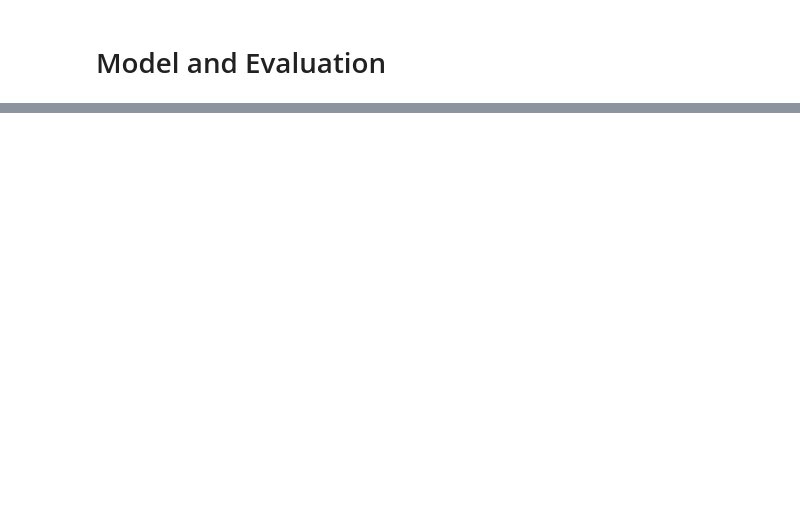
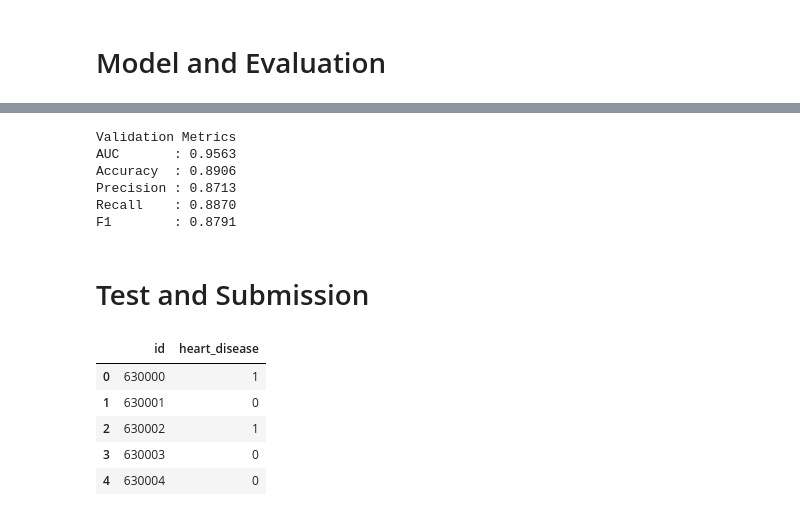
Before and after one commit to vanezp01/datalabs, a Jupyter notebook: Heart Disease Prediction.ipynb, the cells around one changed output, grey strips where cells are left out. Drawn from its saved outputs; the diff is of its cells as text; code cells hidden in the pictures; blank space fills up the shorter version.

Commit message:
Kaggle Notebook | Heart Disease Prediction | Version 4

```diff
--- a/Heart Disease Prediction.ipynb
+++ b/Heart Disease Prediction.ipynb
@@ -429,0 +392,30 @@ F1        : 0.8791
+# %%
+params = {
+    'objective': 'binary',
+    'metric': 'auc',
+    'learning_rate': 0.035,
+    'num_leaves': 31,
+    'max_depth': 8,
+    'min_data_in_leaf': 40,
+    'feature_fraction': 0.75,
+    'bagging_fraction': 0.80,
+    'bagging_freq': 5,
+    'lambda_l1': 0.1,
+    'lambda_l2': 0.1,
+    'is_unbalance': True,
+    'random_state': 42,
+    'n_jobs': -1,
+    'verbose': -1
+}
+
+model = lgb.train(
+    params,
+    train_data,
+    num_boost_round=1500,
+    valid_sets=[train_data, valid_data],
+    valid_names=['train', 'valid'],
+    callbacks=[
+        lgb.early_stopping(stopping_rounds=80),
+        lgb.log_evaluation(50)
+    ]
+)
@@ -429,0 +442,46 @@ F1        : 0.8791
+# %%
+from sklearn.metrics import (
+    roc_auc_score, accuracy_score,
+    precision_score, recall_score, f1_score
+)
+
+y_valid_proba = model.predict(X_valid)
+y_valid_pred = (y_valid_proba >= 0.5).astype(int)
+
+print("\nValidation Metrics")
+print(f"AUC       : {roc_auc_score(y_valid, y_valid_proba):.4f}")
+print(f"Accuracy  : {accuracy_score(y_valid, y_valid_pred):.4f}")
+print(f"Precision : {precision_score(y_valid, y_valid_pred):.4f}")
+print(f"Recall    : {recall_score(y_valid, y_valid_pred):.4f}")
+print(f"F1        : {f1_score(y_valid, y_valid_pred):.4f}")
+# %% [output]
+Validation Metrics
+AUC       : 0.9563
+Accuracy  : 0.8906
+Precision : 0.8713
+Recall    : 0.8870
+F1        : 0.8791
+# %% [markdown]
+# Test and Submission
+# %%
+# ────────────────────────────────────────────────
+# Predict on test set
+# ────────────────────────────────────────────────
+
+test_proba = model.predict(test)
+test_pred = (test_proba >= 0.5).astype(int)
+
+submission = pd.DataFrame({
+    'id': test_id,
+    'heart_disease': test_pred
+})
+
+submission.to_csv('submission.csv', index=False)
+submission.head()
+# %% [output]
+|  | id | heart_disease |
+| 0 | 630000 | 1 |
+| 1 | 630001 | 0 |
+| 2 | 630002 | 1 |
+| 3 | 630003 | 0 |
+| 4 | 630004 | 0 |
```
Also changed, not shown: parts of 10 cells of this notebook.
